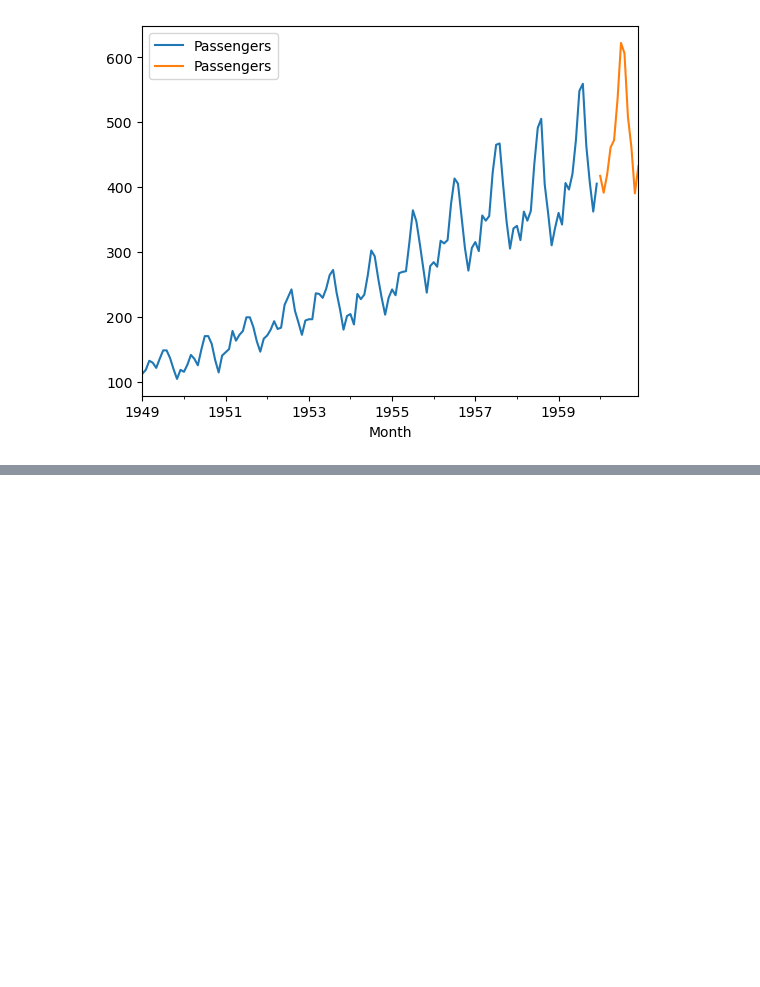
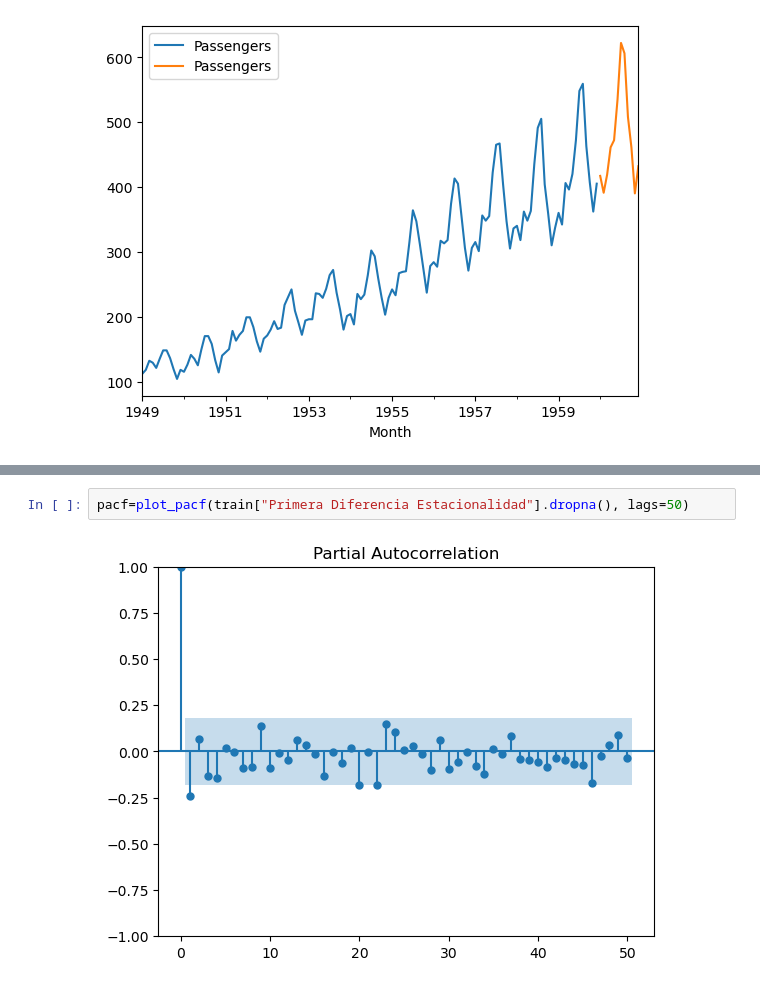
Before and after one commit to dparedes616/Series-de-Tiempo, a Jupyter notebook: ARIMA.ipynb, the cells around one changed output, grey strips where cells are left out. Drawn from its saved outputs; the diff is of its cells as text; blank space fills up the shorter version.

```diff
--- a/ARIMA.ipynb
+++ b/ARIMA.ipynb
@@ -490,0 +535,4 @@ plt.show()
+# %%
+pacf=plot_pacf(train["Primera Diferencia Estacionalidad"].dropna(), lags=50)
+# %% [output]
+[figure, added]
```
Also changed, not shown: parts of 45 cells of this notebook.
